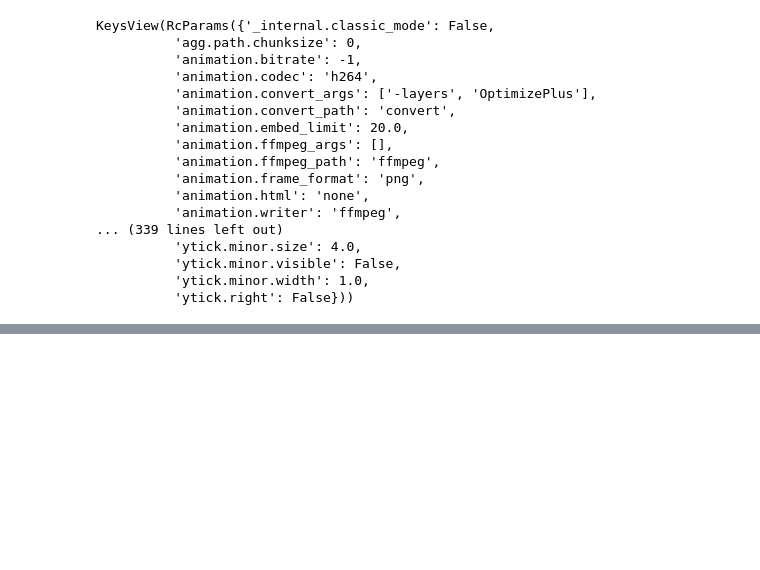
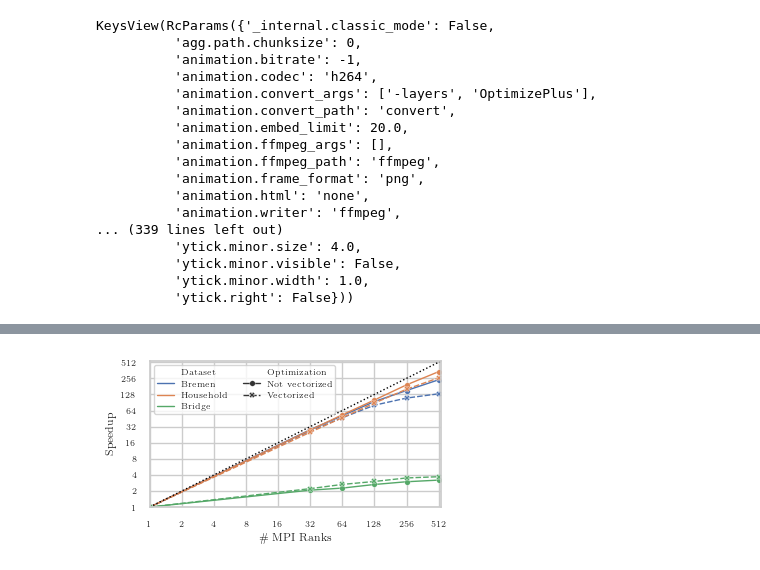
Before and after one commit to JosephArnold/hpdbscan, a Jupyter notebook: plots/VHPDBSCAN-plot.ipynb, the cells around one changed output, grey strips where cells are left out. Cells and saved outputs as stored; diff of their text form; code cells hidden in the pictures; blank space fills up the shorter version.

```diff
--- a/plots/VHPDBSCAN-plot.ipynb
+++ b/plots/VHPDBSCAN-plot.ipynb
@@ -198,0 +209,24 @@ plt.savefig("openmp_scaling.pgf", backend="pgf", dpi=1200)
+# %%
+fig, axs = plt.subplots(1, 1, figsize=(figSize[0], figSize[1]))
+filter = mpi_scaling_df["Workers"].isin(power_2)
+sns.lineplot(data=mpi_scaling_df[filter], x="Workers", y="Speedup", hue="Dataset", style="Optimization", markers=True, ax=axs, linewidth=1, **custom_markers)
+
+ticks=[2**x for x in range(0, 11)]
+plt.plot(ticks, ticks, linestyle=':', color="black", linewidth=1)
+plt.yscale('log', base=2)
+plt.xscale('log', base=2)
+
+axs.set_xlabel("\# MPI Ranks")
+axs.set_xticks(ticks)
+axs.set_yticks(ticks)
+axs.set_xticklabels(ticks)
+axs.set_yticklabels(ticks)
+axs.set_xlim(1, 540)
+axs.set_ylim(1, 540)
+
+
+plt.legend(ncols=2, loc='upper left')
+plt.tight_layout()
+plt.savefig("../plots/mpi_scaling.pgf", backend="pgf", dpi=1200)
+# %% [output]
+[figure, added]
```
Also changed, not shown: parts of 14 cells of this notebook.
